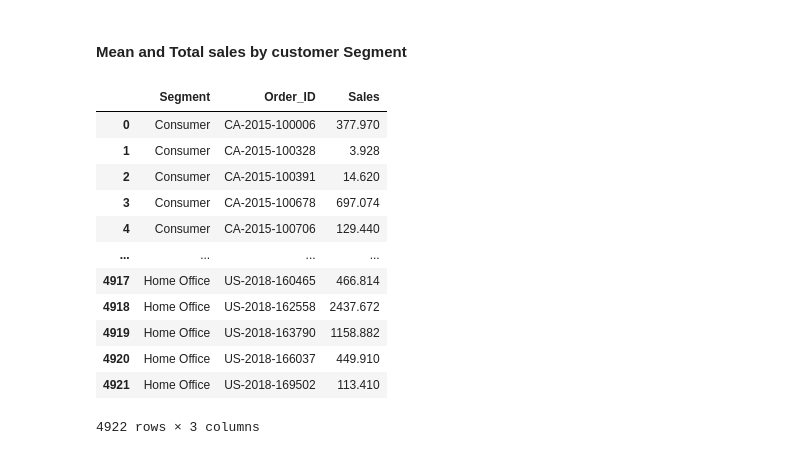
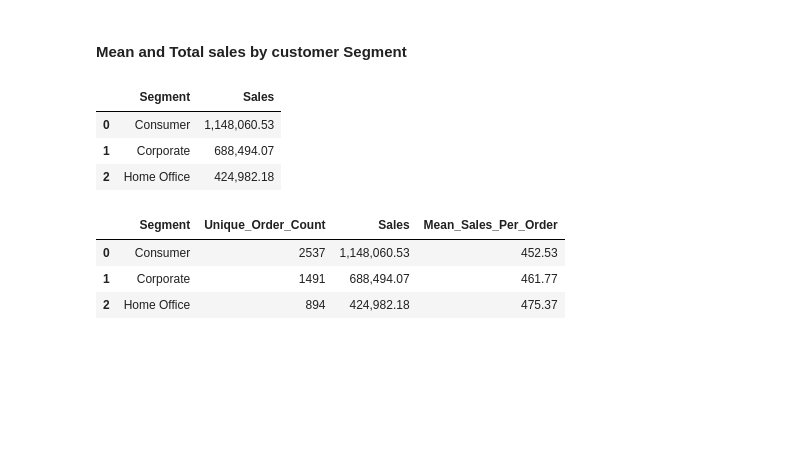
Before and after one commit to paulinassss/SalesForecasting, a Jupyter notebook: dataanalysis.ipynb, the cells around one changed output. Drawn from its saved outputs; the diff is of its cells as text; code cells hidden in the pictures; blank space fills up the shorter version.

```diff
--- a/dataanalysis.ipynb
+++ b/dataanalysis.ipynb
@@ -776,19 +776,23 @@ memory usage: 256.0 bytes
 # %% [markdown]
 #### Mean and Total sales by customer Segment
 # %%
-order_sales = sales.groupby(['Segment', 'Order_ID'])['Sales'].sum().reset_index()
-order_sales
+# Total
+total_sales_per_segment = sales.groupby('Segment')['Sales'].sum().reset_index()
+total_sales_per_segment
 # %% [output]
-|  | Segment | Order_ID | Sales |
-| 0 | Consumer | CA-2015-100006 | 377.970 |
-| 1 | Consumer | CA-2015-100328 | 3.928 |
-| 2 | Consumer | CA-2015-100391 | 14.620 |
-| 3 | Consumer | CA-2015-100678 | 697.074 |
-| 4 | Consumer | CA-2015-100706 | 129.440 |
-| ... | ... | ... | ... |
-| 4917 | Home Office | US-2018-160465 | 466.814 |
-| 4918 | Home Office | US-2018-162558 | 2437.672 |
-| 4919 | Home Office | US-2018-163790 | 1158.882 |
-| 4920 | Home Office | US-2018-166037 | 449.910 |
-| 4921 | Home Office | US-2018-169502 | 113.410 |
+|  | Segment | Sales |
+| 0 | Consumer | 1,148,060.53 |
+| 1 | Corporate | 688,494.07 |
+| 2 | Home Office | 424,982.18 |
-4922 rows × 3 columns
+# %%
+# Mean
+unique_orders_per_segment = sales.groupby('Segment')['Order_ID'].nunique().reset_index()
+unique_orders_per_segment.columns = ['Segment', 'Unique_Order_Count']
+segment_sales = pd.merge(unique_orders_per_segment, total_sales_per_segment, on='Segment')
+segment_sales['Mean_Sales_Per_Order'] = segment_sales['Sales'] / segment_sales['Unique_Order_Count']
+segment_sales
+# %% [output]
+|  | Segment | Unique_Order_Count | Sales | Mean_Sales_Per_Order |
+| 0 | Consumer | 2537 | 1,148,060.53 | 452.53 |
+| 1 | Corporate | 1491 | 688,494.07 | 461.77 |
+| 2 | Home Office | 894 | 424,982.18 | 475.37 |
```
Also changed, not shown: parts of 6 cells of this notebook, 2 other files.
